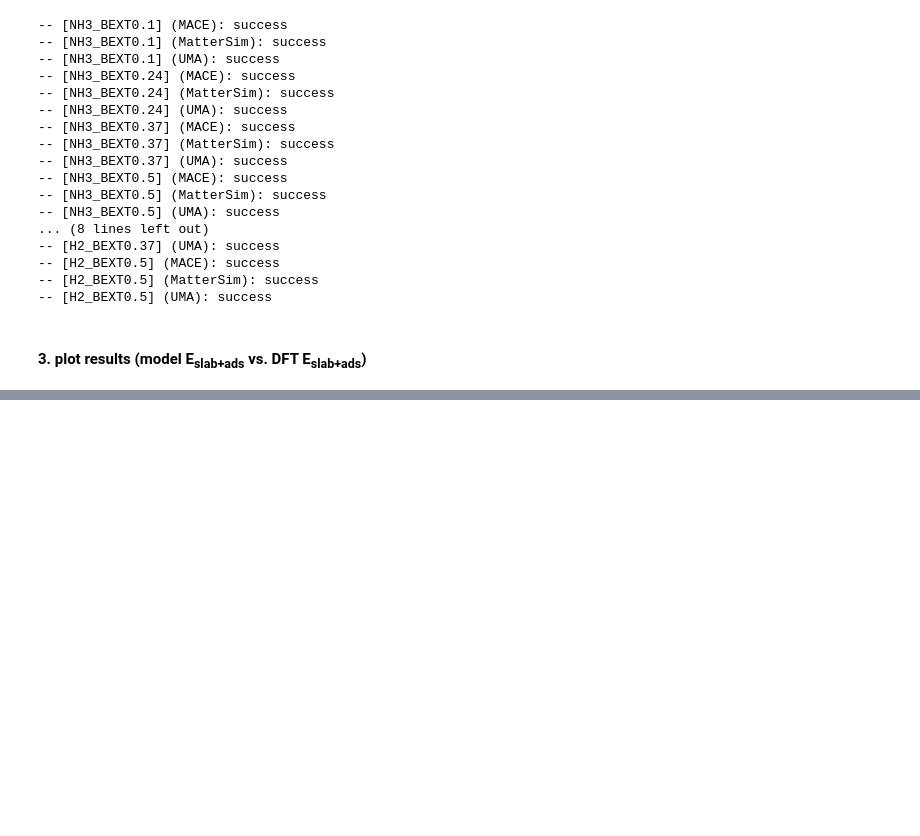
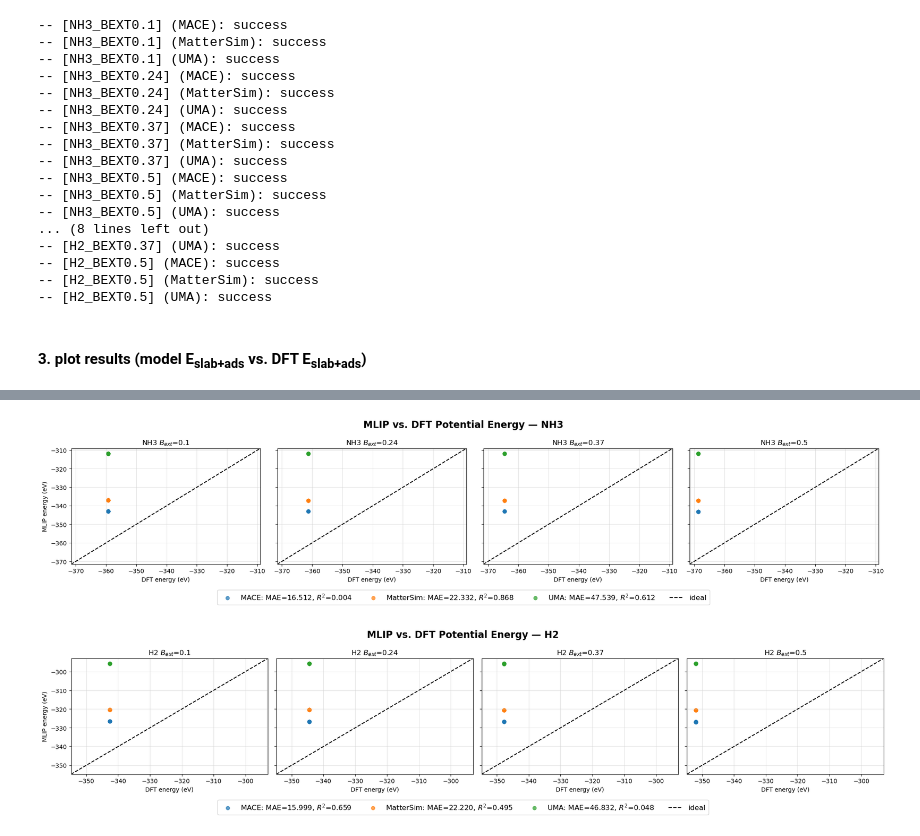
Before and after one commit to zbschwab/ml-catalysis-research, a Jupyter notebook: dft-mlips-comparison-pipline.ipynb, the cells around one changed output, grey strips where cells are left out. Cells and saved outputs as stored; diff of their text form; code cells hidden in the pictures; blank space fills up the shorter version.

```diff
--- a/dft-mlips-comparison-pipline.ipynb
+++ b/dft-mlips-comparison-pipline.ipynb
@@ -238,0 +139,50 @@ plt.show()
+# %%
+# --- Figure(s) 1: Parity ---
+for lbl, label_runs in runs_by_label.items():
+    ncols = min(len(label_runs), 4)
+    nrows = math.ceil(len(label_runs) / ncols)
+
+    fig, axes = plt.subplots(nrows, ncols, figsize=(ncols*col_w, nrows*4.5), dpi=100)
+    axes = np.array(axes).flatten()
+    fig.suptitle(f"MLIP vs. DFT Potential Energy — {lbl}", fontsize=16, fontweight='semibold')
+
+    all_e = [e for run in label_runs
+                for name, *_ in MODELS
+                for e in [run["dft"]["energies"],
+                            np.load(run["results"][name])["mlip_energies"]]]
+    gmin = min(e.min() for e in all_e)
+    gmax = max(e.max() for e in all_e)
+    pad  = (gmax - gmin) * 0.05
+    gmin -= pad; gmax += pad
+
+    for i, run in enumerate(label_runs):
+        ax = axes[i]
+        dft_e = run["dft"]["energies"]
+        for j, (name, *_) in enumerate(MODELS):
+            color = plt.cm.tab10(j)
+            mlip_e = np.load(run["results"][name])["mlip_energies"]
+            mae = np.mean(np.abs(mlip_e - dft_e))
+            r2  = pearsonr(dft_e, mlip_e).statistic ** 2
+            ax.scatter(dft_e, mlip_e, alpha=0.7, color=color,
+                        label=f"{name}: MAE={mae:.3f}, $R^2$={r2:.3f}")
+        ax.plot([gmin, gmax], [gmin, gmax], 'k--', label="ideal")
+        ax.set_xlim(gmin, gmax); ax.set_ylim(gmin, gmax)
+        ax.grid(color='lightgrey', linewidth=0.5)
+        ax.set_title(f"{run['label']} $B_{{ext}}$={run['bext']}")
+        ax.set_xlabel("DFT energy (eV)")
+        if i % ncols == 0:
+            ax.set_ylabel("MLIP energy (eV)")
+        else:
+            ax.set_yticklabels([])
+
+    for ax in axes[len(label_runs):]:
+        ax.set_visible(False)
+
+    handles, labels_ = axes[0].get_legend_handles_labels()
+    fig.legend(handles, labels_, loc='lower center', ncol=len(MODELS)+1,
+                bbox_to_anchor=(0.5, 0.0), fontsize=12)
+    plt.tight_layout(rect=[0, 0.1, 1, 1])
+    plt.show()
+# %% [output]
+[figure, added]
+[figure, added]
```
Also changed, not shown: parts of 5 cells of this notebook.
